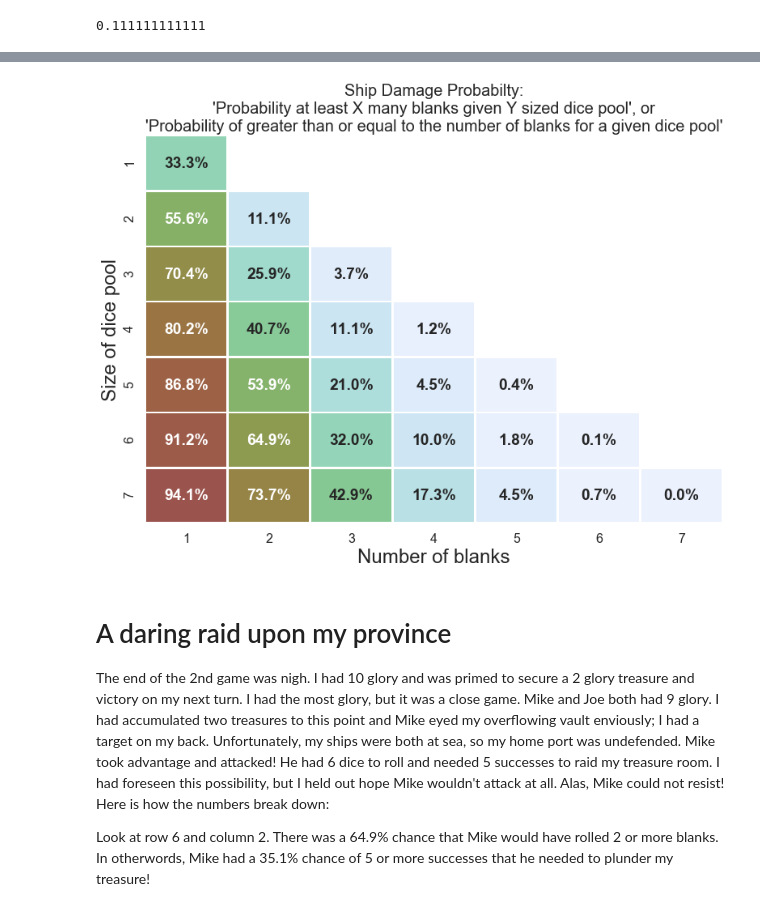
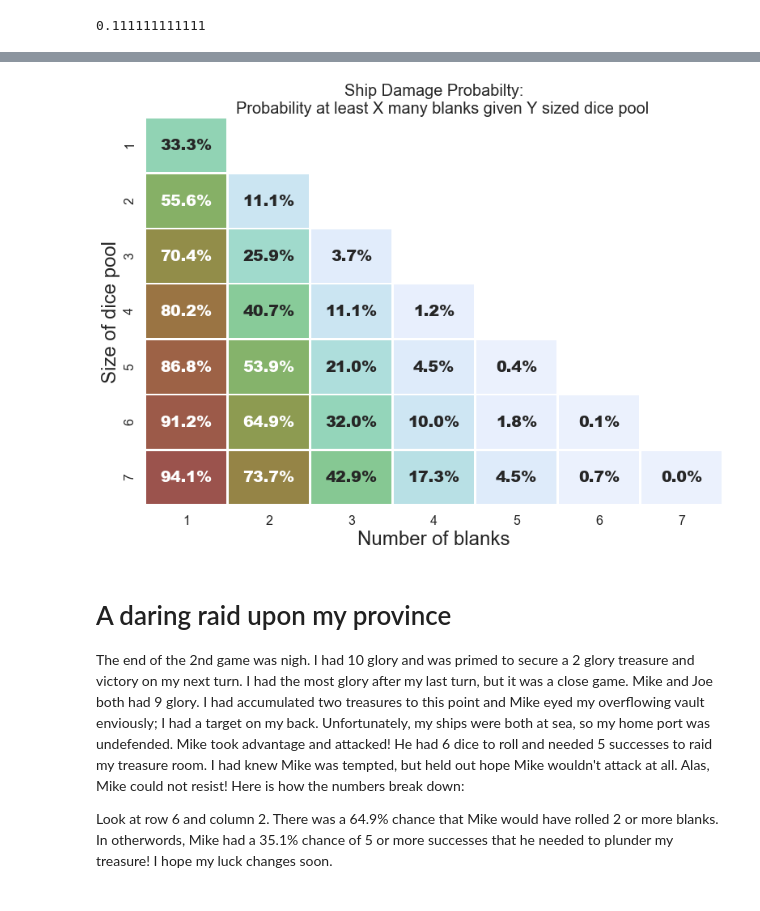
Before and after one commit to cardboardai/boardgame-bookie, a Jupyter notebook: boardgames/seafall/Ship Damage Probability.ipynb, the cells around one changed output, grey strips where cells are left out. Saved outputs shown, nothing was run; the diff lists cells and outputs as text; code cells hidden in the pictures.

```diff
--- a/boardgames/seafall/Ship Damage Probability.ipynb
+++ b/boardgames/seafall/Ship Damage Probability.ipynb
@@ -153,12 +163,21 @@ There are 15 custom dice within Seafall, so a matrix should be large enough to a
 # %%
 row_blank = numpy.arange(1,16) # number of dice showing the blank face
 col_dice = numpy.arange(1,16) # number of dice in the pool
-sdo = numpy.zeros((numpy.size(row_blank),numpy.size(col_dice)))
+sdp = numpy.zeros((numpy.size(row_blank),numpy.size(col_dice)))
 prob = [prob_blank_or_worse(*i) for i in itertools.product(row_blank, col_dice)]
 ind = [tuple(numpy.subtract(i,1)) for i in itertools.product(row_blank, col_dice)]
 for idx, val in enumerate(ind):
-    sdo[val] = prob[idx]
+    sdp[val] = prob[idx]
 # %%
 # http://stackoverflow.com/questions/41474284/how-to-convert-a-matrix-into-column-array-with-pandas-python
-sdo_dataframe = pandas.DataFrame(data = sdo, index = row_blank, columns = col_dice)
-sdo_dataframe_stack = sdo_dataframe.stack().reset_index().rename(columns = {"level_0" : "number_blank", "level_1" : "number_dice_pool", 0 : "probability_GTE_to_number_blank"})
+sdp_dataframe = pandas.DataFrame(data = sdp, index = row_blank, columns = col_dice)
+sdp_dataframe_stack = sdp_dataframe.stack().reset_index().rename(
+    columns = {
+    "level_0" : "number_blank",
+    "level_1" : "number_dice_pool",
+    0 : "probability_GTE_to_number_blank"}
+)
+sdp_pivot = sdp_dataframe_stack.pivot("number_dice_pool",
+                                      "number_blank",
+                                      "probability_GTE_to_number_blank")
+sdp_mask = numpy.triu(numpy.ones((15,15)), 1)
@@ -204,30 +202,26 @@ fig.savefig("sdo_15.pdf")
 # %%
-sdo_dataframe_7 = sdo_dataframe_stack.loc[(sdo_dataframe_stack["number_blank"] < 8) & (sdo_dataframe_stack["number_dice_pool"] < 8)]
-sdo_mask_7 = numpy.triu(numpy.ones((7,7)), 1)
-sdo_pivot_7 = sdo_dataframe_7.pivot("number_dice_pool", "number_blank", "probability_GTE_to_number_blank")
-
-ax2 = seaborn.heatmap(sdo_pivot_7,
-                     annot = True,
-                     cmap = cmap,
-                     cbar = False,
-                     mask = sdo_mask_7,
-                     annot_kws = {"weight" : "extra bold"},
-                     fmt = ".1%",
-                     linewidths = 1.5,
-                     vmin=0.0,
+sdp_dataframe_7 = sdp_dataframe_stack.loc[(sdp_dataframe_stack["number_blank"] < 8) &
+                                          (sdp_dataframe_stack["number_dice_pool"] < 8)]
+sdp_mask_7 = numpy.triu(numpy.ones((7,7)), 1)
+sdp_pivot_7 = sdp_dataframe_7.pivot("number_dice_pool",
+                                    "number_blank",
+                                    "probability_GTE_to_number_blank")
+ax2 = seaborn.heatmap(sdp_pivot_7, annot = True, cmap = cmap,
+                     cbar = False, mask = sdp_mask_7, annot_kws = {"weight" : "extra bold"},
+                     fmt = ".1%", linewidths = 1.5, vmin=0.0,
                      vmax=1.0)
-
-ax2.set_title("Ship Damage Probabilty:\n'Probability at least X many blanks given Y sized dice pool', or\n'Probability of greater than or equal to the number of blanks for a given dice pool'",
-            fontsize=20)
+ax2.set_title(
+    """Ship Damage Probabilty:
+    Probability at least X many blanks given Y sized dice pool""",
+    fontsize=20)
 ax2.set_xlabel("Number of blanks", fontsize=24)
 ax2.set_ylabel("Size of dice pool", fontsize=24)
-
 fig = ax2.get_figure()
-fig.savefig("sdo_7.pdf")
+fig.savefig("sdp_gte_7.pdf")
 # %% [output]
-[figure, old version]
+[figure, new version]
 # %% [markdown]
 # A daring raid upon my province
-The end of the 2nd game was nigh. I had 10 glory and was primed to secure a 2 glory treasure and victory on my next turn. I had the most glory, but it was a close game. Mike and Joe both had 9 glory. I had accumulated two treasures to this point and Mike eyed my overflowing vault enviously; I had a target on my back. Unfortunately, my ships were both at sea, so my home port was undefended. Mike took advantage and attacked! He had 6 dice to roll and needed 5 successes to raid my treasure room. I had foreseen this possibility, but I held out hope Mike wouldn't attack at all. Alas, Mike could not resist! Here is how the numbers break down:
+The end of the 2nd game was nigh. I had 10 glory and was primed to secure a 2 glory treasure and victory on my next turn. I had the most glory after my last turn, but it was a close game. Mike and Joe both had 9 glory. I had accumulated two treasures to this point and Mike eyed my overflowing vault enviously; I had a target on my back. Unfortunately, my ships were both at sea, so my home port was undefended. Mike took advantage and attacked! He had 6 dice to roll and needed 5 successes to raid my treasure room. I had knew Mike was tempted, but held out hope Mike wouldn't attack at all. Alas, Mike could not resist! Here is how the numbers break down:
 
-Look at row 6 and column 2. There was a 64.9% chance that Mike would have rolled 2 or more blanks. In otherwords, Mike had a 35.1% chance of 5 or more successes that he needed to plunder my treasure!
+Look at row 6 and column 2. There was a 64.9% chance that Mike would have rolled 2 or more blanks. In otherwords, Mike had a 35.1% chance of 5 or more successes that he needed to plunder my treasure! I hope my luck changes soon.
```
Also changed, not shown: parts of 16 cells of this notebook, 2 other files.
